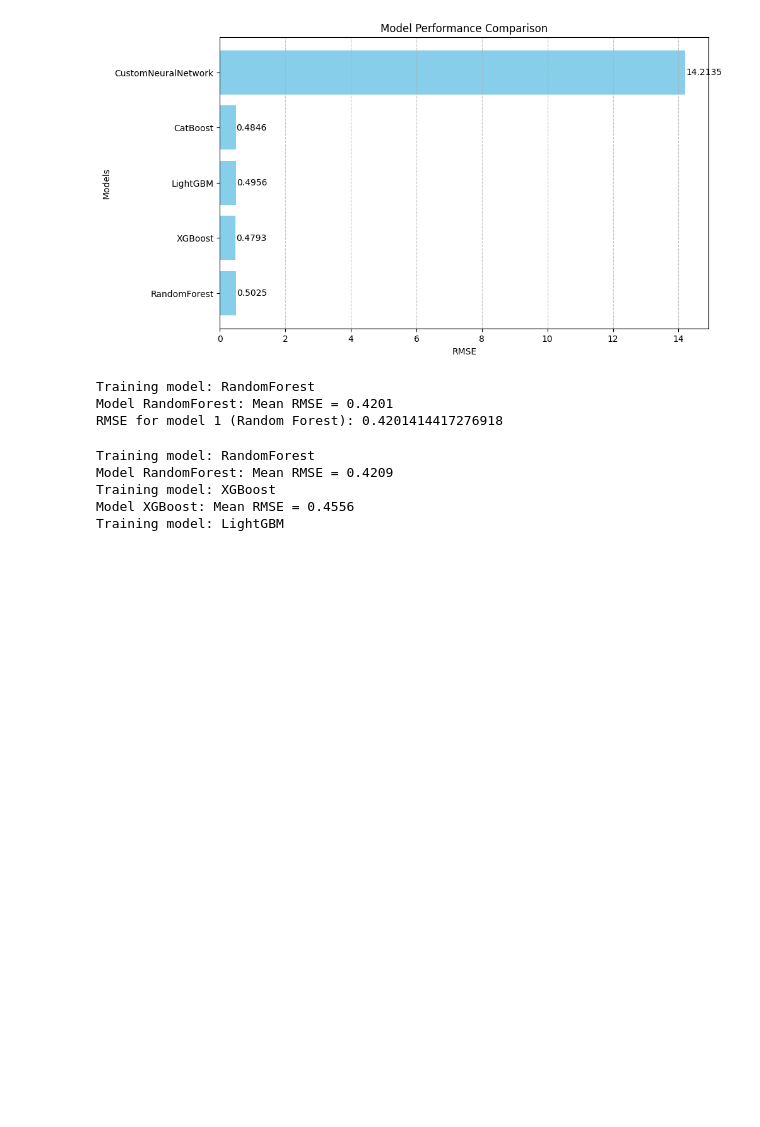
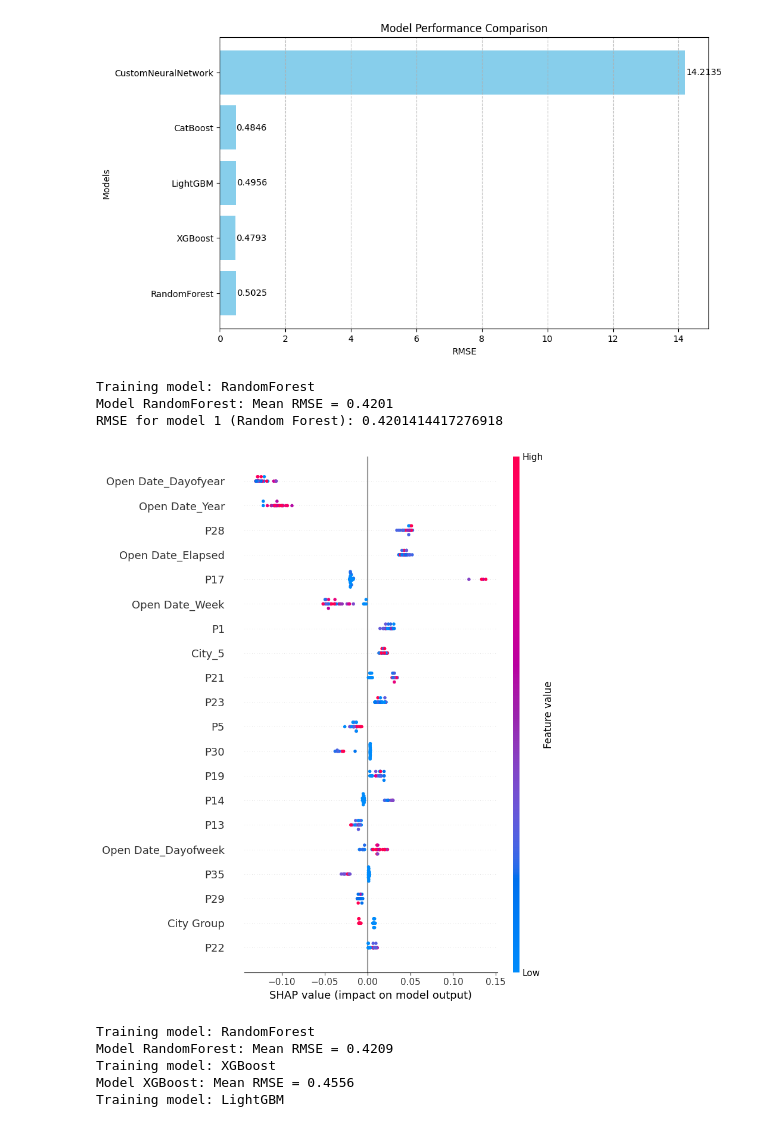
Before and after one commit to Nemessi10/math_basis_of_ai, a Jupyter notebook: ML.ipynb, the cells around one changed output. Drawn from its saved outputs; the diff is of its cells as text; code cells hidden in the pictures; blank space fills up the shorter version.

Commit message:
TreeExplainer RandomForestRegressor

```diff
--- a/ML.ipynb
+++ b/ML.ipynb
@@ -479,6 +482,15 @@ print(f"RMSE for model 1 (Random Forest): {rmse_rf}")
 Training model: RandomForest
 Model RandomForest: Mean RMSE = 0.4201
 RMSE for model 1 (Random Forest): 0.4201414417276918
+# %%
+X_test = X_test.astype('float64')
+
+explainer = shap.TreeExplainer(best_models_rf[0])
+shap_values = explainer.shap_values(X_test)
+
+shap.summary_plot(shap_values, X_test)
+# %% [output]
+[figure, added]
 # %%
 results_model_list = train_cv(X_train, y_train, model_list)
 best_model_list_name, (best_models_list, rmse_list) = min(results_model_list.items(), key=lambda x: x[1][1])
```
Also changed, not shown: parts of 2 cells of this notebook.
